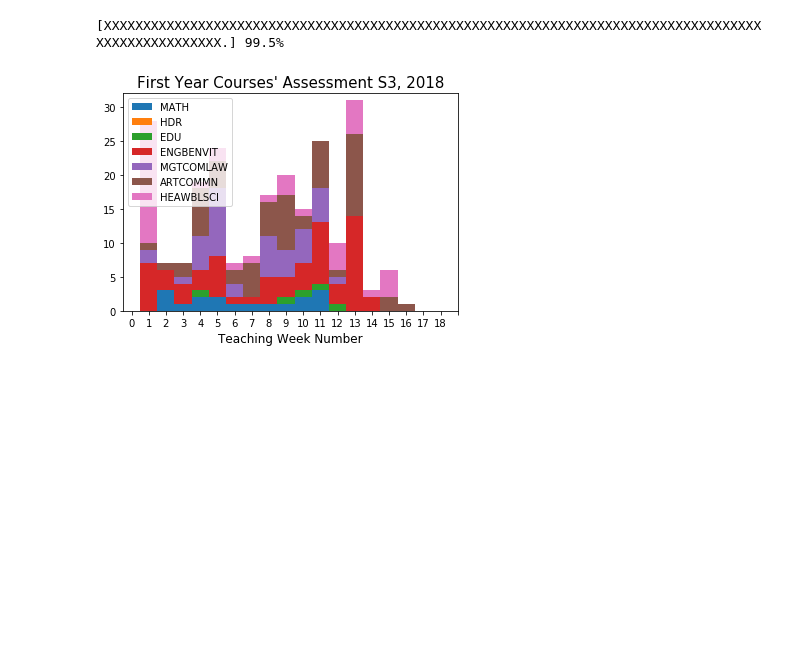
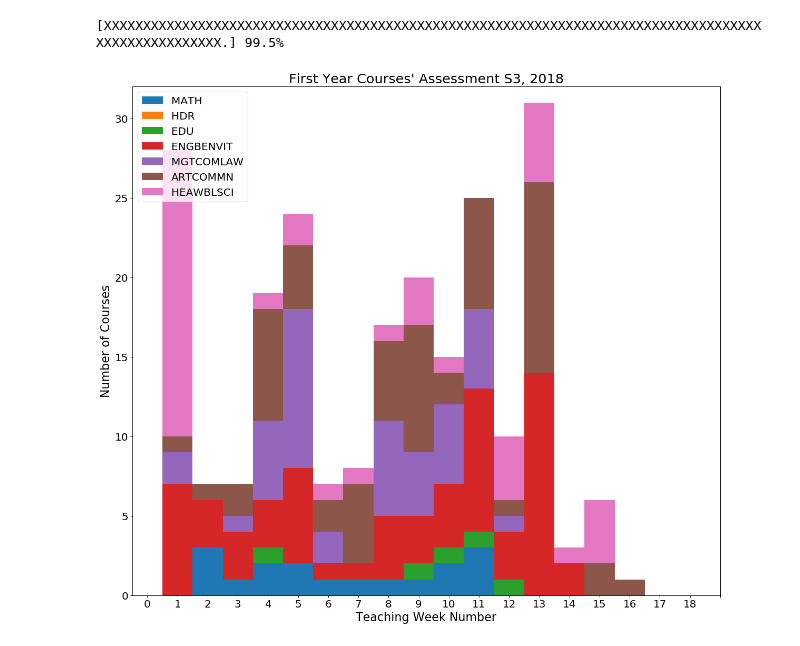
Before and after one commit to EnigMATHic/SpecsScan, a Jupyter notebook: Planners-GitHub.ipynb, the cells around one changed output. Cells and saved outputs as stored; diff of their text form; code cells hidden in the pictures; blank space fills up the shorter version.

```diff
--- a/Planners-GitHub.ipynb
+++ b/Planners-GitHub.ipynb
@@ -200,7 +194,8 @@ maxwkno = int(strftime("%U",time.strptime("31 Dec "+str(yr), "%d %b %Y")))
 #soup = BeautifulSoup(page.data,"lxml")
 # %%
 allurl=geturl(usqurl)
-# print(allurl)
+exceptcount=0
+#print(allurl)
 # type(allurl)
 # %% [markdown]
 ## This is where we are up to!
@@ -611,39 +619,40 @@ elif sortby==2:
     histcstartAGLCWk=[duewknum[i] for i in histvalAGLCWk]
 # %%
 #plot histogram
-
-fig=plt.figure()
+fig=plt.figure(figsize=(18, 16), dpi= 80, facecolor='w', edgecolor='k')
 sub1 = fig.add_subplot(111)
+fsz=18
 if yrlevel==0:
     histtitle="All Courses\' Assessment "+semno[1:-1]+", "+str(yr)
 elif yrlevel == 1:
     histtitle="First Year Courses\' Assessment "+semno[1:-1]+", "+str(yr)
-sub1.set_title(histtitle,size=15)
+sub1.set_title(histtitle,size=fsz+5)
 graphbins=[0,1,2,3,4,5,6,7,8,9,10,11,12,13,14,15,16,17,18]
 
 #awkcount=np.zeros(len(graphbins))
 ##find max number of assignments in wk (overall)
 #for awk in range (len(graphbins)):
 #    awkcount[awk]=np.shape(np.where(np.asarray(duewknum) == graphbins[awk]))[-1]
 #create a dictionary which determines number of assessments due each week
 #first sort the array
 d = {x:plotduewkno.count(x) for x in plotduewkno}
 awknum, adue = d.keys(), d.values()
 
 if sortby==1:
     datacourse=[histcstartmatWk,histcstartHDRWk,histcstartEDUWk,histcstartENGBENVITWk,histcstartMGTCOMLAWWk,histcstartARTCOMMNWk,histcstartHEAWBLSCIWk]
     legendlst=["MATH", "HDR", "EDU", "ENGBENVIT", "MGTCOMLAW", "ARTCOMMN","HEAWBLSCI"]
 elif sortby==2:
     datacourse=[histcstartAPAWk,histcstartHarvardWk,histcstartAGLCWk]
     legendlst=["APA", "Harvard", "AGLC"]
     #print(datacourse)
 
 n1,bins1,patches=sub1.hist(datacourse,bins=graphbins, stacked=True)
-plt.legend(legendlst,loc='upper left')
-plt.xlabel("Teaching Week Number",size=12)
-plt.ylabel("",size=25)
+plt.legend(legendlst,loc='upper left',prop={'size': fsz})
 plt.axis([0, max(graphbins), 0, max(adue)+1])
-bins_labels(graphbins, fontsize=10)
+bins_labels(graphbins, fontsize=fsz)
+plt.yticks(size=fsz)
+plt.xlabel("Teaching Week Number",size=fsz+2)
+plt.ylabel("Number of Courses",size=fsz+2)
 plt.show()
 # %% [output]
-[figure, old version]
+[figure, new version]
```
Also changed, not shown: parts of 3 cells of this notebook.
